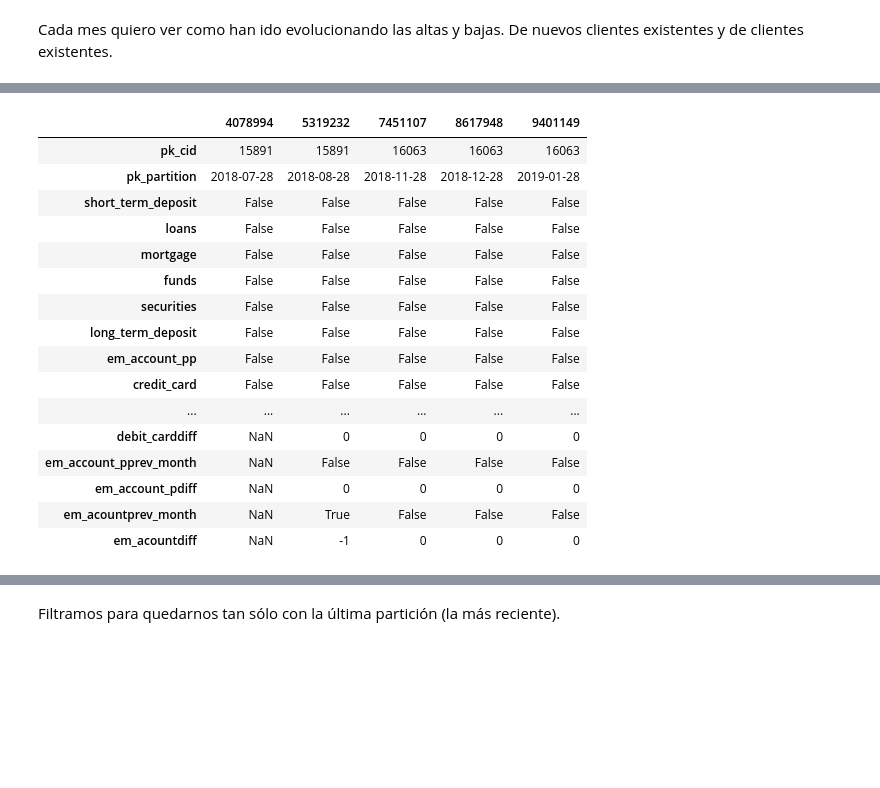
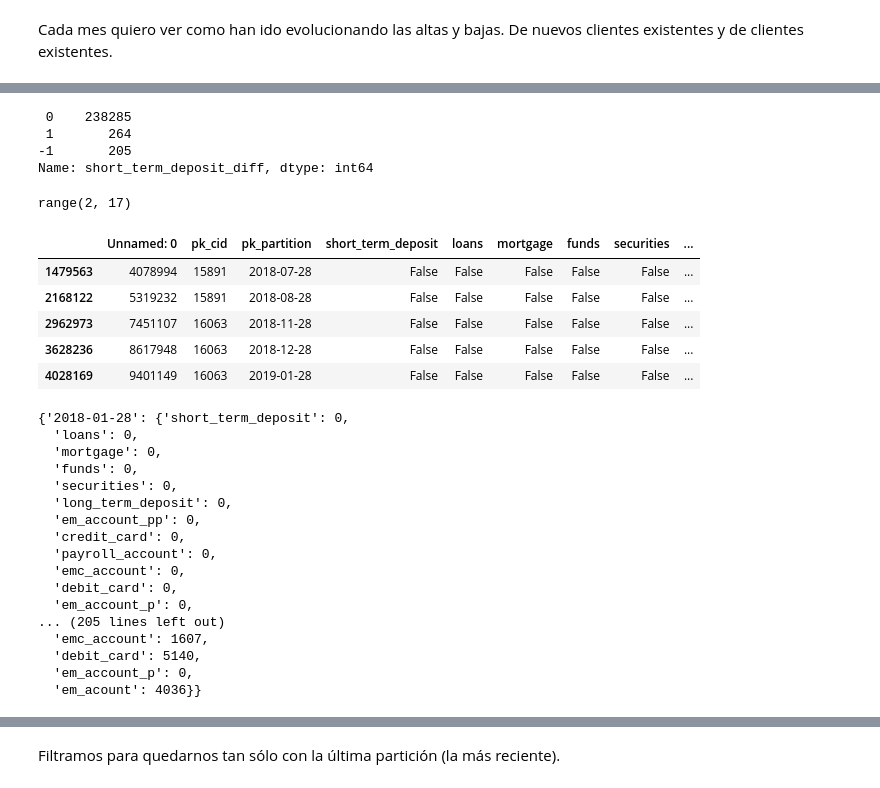
Before and after one commit to carlosperez1997/NDS_ProyectoFinal, a Jupyter notebook: eda_products.ipynb, the cells around one changed output, grey strips where cells are left out. Drawn from its saved outputs; the diff is of its cells as text; code cells hidden in the pictures; blank space fills up the shorter version.

```diff
--- a/eda_products.ipynb
+++ b/eda_products.ipynb
@@ -78,9 +91,9 @@ def df_nulls(df):
 import numpy as np
 import pandas as pd
 import matplotlib.pyplot as plt
-import seaborn as sns
 
-products = pd.read_csv('/Users/carlosperezricardo/Documents/DataScience/EasyMoney/data/products_df.csv', index_col=0)
+products = pd.read_csv('/Users/carlosperezricardo/Documents/data/products_df.csv', encoding='utf-8')
+products.drop(columns=['Unnamed: 0'], inplace=True)
 #products_all = pd.read_csv('./data/products_df.csv', index_col=0)
 df_description(products)
 # %% [output]
@@ -224 +428,12 @@ for prod in list_products:
+# %%
+results
+# %% [output]
+ 0    238285
+ 1       264
+-1       205
+Name: short_term_deposit_diff, dtype: int64
+# %%
+range(2,len(partitions))
+# %% [output]
+range(2, 17)
 # %%
@@ -248,20 +509,29 @@ for partition in  partition:
 # %%
-products_sorted.head().T
+products_sorted.head()
 # %% [output]
-|  | 4078994 | 5319232 | 7451107 | 8617948 | 9401149 |
-| pk_cid | 15891 | 15891 | 16063 | 16063 | 16063 |
-| pk_partition | 2018-07-28 | 2018-08-28 | 2018-11-28 | 2018-12-28 | 2019-01-28 |
-| short_term_deposit | False | False | False | False | False |
-| loans | False | False | False | False | False |
-| mortgage | False | False | False | False | False |
-| funds | False | False | False | False | False |
-| securities | False | False | False | False | False |
-| long_term_deposit | False | False | False | False | False |
-| em_account_pp | False | False | False | False | False |
-| credit_card | False | False | False | False | False |
-| ... | ... | ... | ... | ... | ... |
-| debit_carddiff | NaN | 0 | 0 | 0 | 0 |
-| em_account_pprev_month | NaN | False | False | False | False |
-| em_account_pdiff | NaN | 0 | 0 | 0 | 0 |
-| em_acountprev_month | NaN | True | False | False | False |
-| em_acountdiff | NaN | -1 | 0 | 0 | 0 |
+|  | Unnamed: 0 | pk_cid | pk_partition | short_term_deposit | loans | mortgage | funds | securities | ... |
+| 1479563 | 4078994 | 15891 | 2018-07-28 | False | False | False | False | False | ... |
+| 2168122 | 5319232 | 15891 | 2018-08-28 | False | False | False | False | False | ... |
+| 2962973 | 7451107 | 16063 | 2018-11-28 | False | False | False | False | False | ... |
+| 3628236 | 8617948 | 16063 | 2018-12-28 | False | False | False | False | False | ... |
+| 4028169 | 9401149 | 16063 | 2019-01-28 | False | False | False | False | False | ... |
+# %%
+evolution_ups
+# %% [output]
+{'2018-01-28': {'short_term_deposit': 0,
+  'loans': 0,
+  'mortgage': 0,
+  'funds': 0,
+  'securities': 0,
+  'long_term_deposit': 0,
+  'em_account_pp': 0,
+  'credit_card': 0,
+  'payroll_account': 0,
+  'emc_account': 0,
+  'debit_card': 0,
+  'em_account_p': 0,
+... (205 lines left out)
+  'emc_account': 1607,
+  'debit_card': 5140,
+  'em_account_p': 0,
+  'em_acount': 4036}}
```
Also changed, not shown: parts of 21 cells of this notebook.
